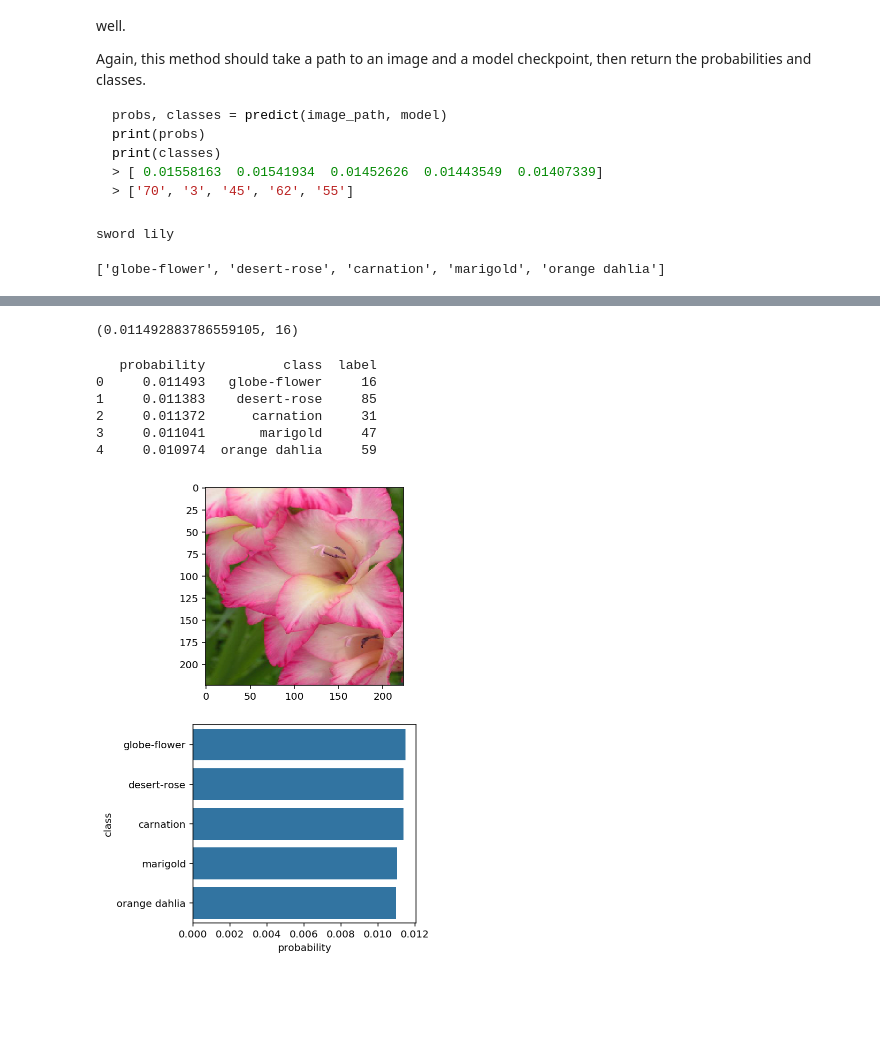
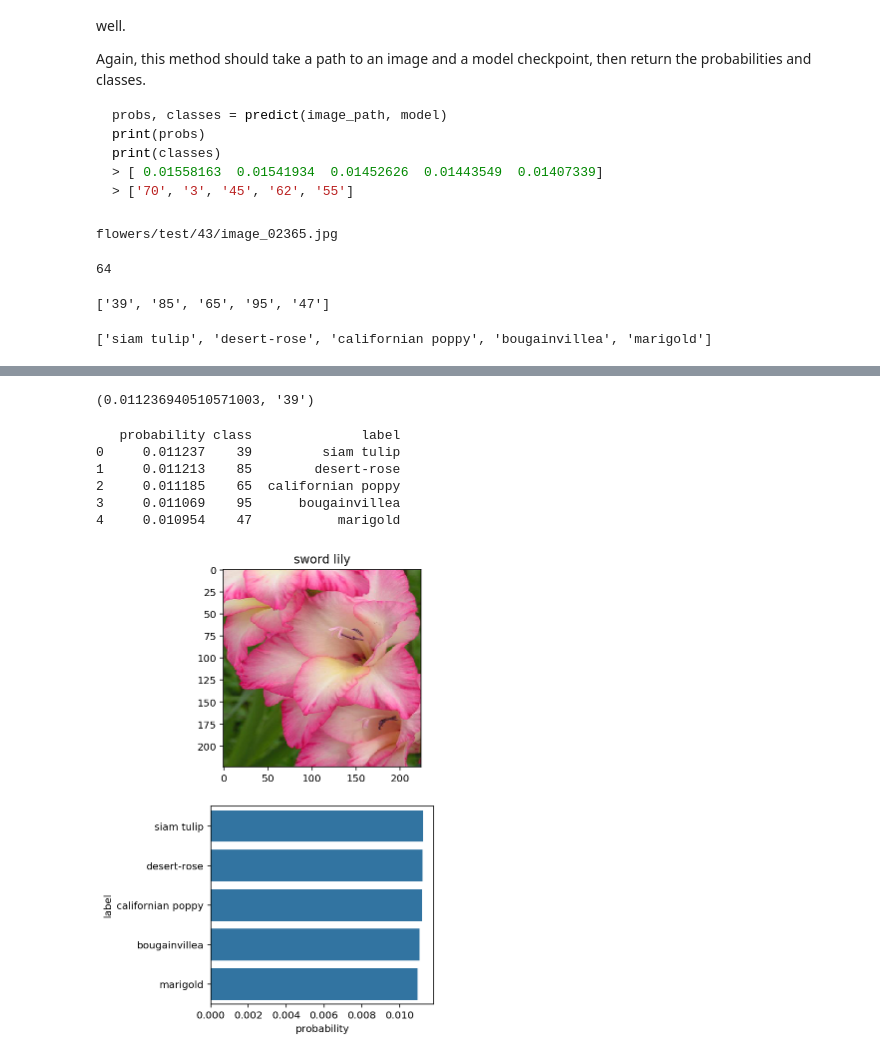
Before and after one commit to grilhami/DSND_Term1-Image-Classifier, a Jupyter notebook: Image Classifier Project.ipynb, the cells around one changed output, grey strips where cells are left out. Drawn from its saved outputs; the diff is of its cells as text; code cells hidden in the pictures; blank space fills up the shorter version.

````diff
--- a/Image Classifier Project.ipynb
+++ b/Image Classifier Project.ipynb
@@ -371,7 +372,7 @@ def imshow(image, ax=None, title=None):
     image = np.clip(image, 0, 1)
 
     ax.imshow(image)
-
+    ax.set_title(title)
     return ax
 # %%
 imshow(example_img)
@@ -394,12 +395,6 @@ print(classes)
 > [ 0.01558163  0.01541934  0.01452626  0.01443549  0.01407339]
 > ['70', '3', '45', '62', '55']
 ```
-# %%
-dirs = glob(test_dir+"/*/*")
-dirs[0]
-print(cat_to_name["43"])
-# %% [output]
-sword lily
 # %%
 device = torch.device("cuda:0" if torch.cuda.is_available() else "cpu")
 
@@ -422,14 +417,30 @@ def predict(image_paths, load_model, device, topk=5, return_img=1):
 
     ps = torch.exp(output)
     probs, classes = ps.topk(5, dim=1)
-    return probs[return_img], classes[return_img]
+
+    idx_to_class = { v : k for k,v in model.class_to_idx.items()}
+    probs = probs[return_img].cpu().numpy().tolist()
+    classes = classes[return_img].cpu().numpy().tolist()
+
+    return probs, [idx_to_class[x] for x in classes]
     # TODO: Implement the code to predict the class from an image file
+# %%
+dirs = glob("flowers/test/*/*")[:64]
+print(dirs[0])
+len(dirs)
+# %% [output]
+flowers/test/43/image_02365.jpg
+64
 # %%
-prob, class_name = predict(dirs[:64], model, device)
+prob, class_name = predict(dirs, model, device)
+# %%
+class_name
+# %% [output]
+['39', '85', '65', '95', '47']
 # %%
-[cat_to_name[str(idx)] for idx in class_name.numpy()]
+[cat_to_name[idx] for idx in class_name]
 # %% [output]
-['globe-flower', 'desert-rose', 'carnation', 'marigold', 'orange dahlia']
+['siam tulip', 'desert-rose', 'californian poppy', 'bougainvillea', 'marigold']
 # %% [markdown]
 ## Sanity Checking
 
@@ -439,29 +450,29 @@ Now that you can use a trained model for predictions, check to make sure it make
 
 You can convert from the class integer encoding to actual flower names with the `cat_to_name.json` file (should have been loaded earlier in the notebook). To show a PyTorch tensor as an image, use the `imshow` function defined above.
 # %%
-probs, labels = prob.detach().numpy().tolist()[0], class_name.detach().numpy().tolist()[0]
+probs, labels = prob[0], class_name[0]
 probs, labels
 # %% [output]
-(0.011492883786559105, 16)
+(0.011236940510571003, '39')
 # %%
 # TODO: Display an image along with the top 5 classes
 import pandas as pd
 import seaborn as sb
-probs, labels = prob.detach().numpy().tolist(), class_name.detach().numpy().tolist()
 
-classes = [cat_to_name[str(idx)] for idx in labels]
-data = pd.DataFrame({'probability': probs, 'class': classes, 'label': labels})
+
+labels = [cat_to_name[idx] for idx in class_name]
+data = pd.DataFrame({'probability': prob, 'class': class_name, 'label': labels})
 print(data[['probability', 'class', 'label']])
 
 fig, ax = plt.subplots(2,1, figsize=[4,8])
-imshow(process_image(dirs[0]), ax=ax[0])
+imshow(process_image(dirs[0]), ax=ax[0], title=cat_to_name[str(43)])
 base_color = sb.color_palette()[0]
-ax[1] = sb.barplot(x='probability', y='class', data=data, color=base_color)
+ax[1] = sb.barplot(x='probability', y='label', data=data, color=base_color)
 # %% [output]
-   probability          class  label
-0     0.011493   globe-flower     16
-1     0.011383    desert-rose     85
-2     0.011372      carnation     31
-3     0.011041       marigold     47
-4     0.010974  orange dahlia     59
+   probability class              label
+0     0.011237    39         siam tulip
+1     0.011213    85        desert-rose
+2     0.011185    65  californian poppy
+3     0.011069    95      bougainvillea
+4     0.010954    47           marigold
-[figure, old version]
+[figure, new version]
````
Also changed, not shown: parts of 12 cells of this notebook, 1 other file.
